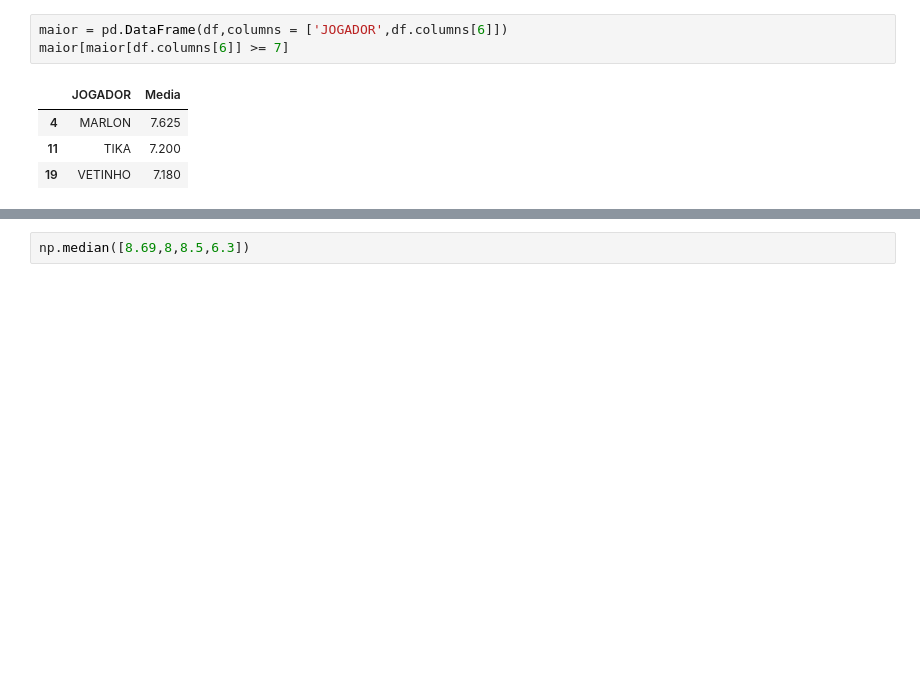
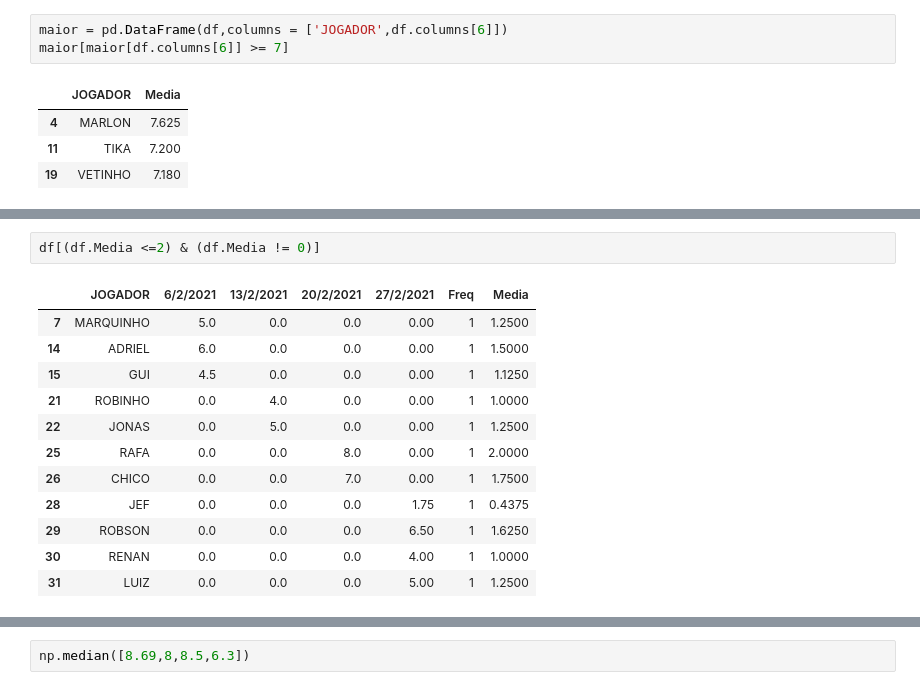
Before and after one commit to claytontey/gigantesresenha, a Jupyter notebook: gigantes.ipynb, the cells around one changed output, grey strips where cells are left out. Drawn from its saved outputs; the diff is of its cells as text; blank space fills up the shorter version.

```diff
--- a/gigantes.ipynb
+++ b/gigantes.ipynb
@@ -55 +68,16 @@ maior[maior[df.columns[6]] >= 7]
+# %%
+df[(df.Media <=2) & (df.Media != 0)]
+# %% [output]
+|  | JOGADOR | 6/2/2021 | 13/2/2021 | 20/2/2021 | 27/2/2021 | Freq | Media |
+| 7 | MARQUINHO | 5.0 | 0.0 | 0.0 | 0.00 | 1 | 1.2500 |
+| 14 | ADRIEL | 6.0 | 0.0 | 0.0 | 0.00 | 1 | 1.5000 |
+| 15 | GUI | 4.5 | 0.0 | 0.0 | 0.00 | 1 | 1.1250 |
+| 21 | ROBINHO | 0.0 | 4.0 | 0.0 | 0.00 | 1 | 1.0000 |
+| 22 | JONAS | 0.0 | 5.0 | 0.0 | 0.00 | 1 | 1.2500 |
+| 25 | RAFA | 0.0 | 0.0 | 8.0 | 0.00 | 1 | 2.0000 |
+| 26 | CHICO | 0.0 | 0.0 | 7.0 | 0.00 | 1 | 1.7500 |
+| 28 | JEF | 0.0 | 0.0 | 0.0 | 1.75 | 1 | 0.4375 |
+| 29 | ROBSON | 0.0 | 0.0 | 0.0 | 6.50 | 1 | 1.6250 |
+| 30 | RENAN | 0.0 | 0.0 | 0.0 | 4.00 | 1 | 1.0000 |
+| 31 | LUIZ | 0.0 | 0.0 | 0.0 | 5.00 | 1 | 1.2500 |
 # %%
```
Also changed, not shown: parts of 3 cells of this notebook, 4 other files.
